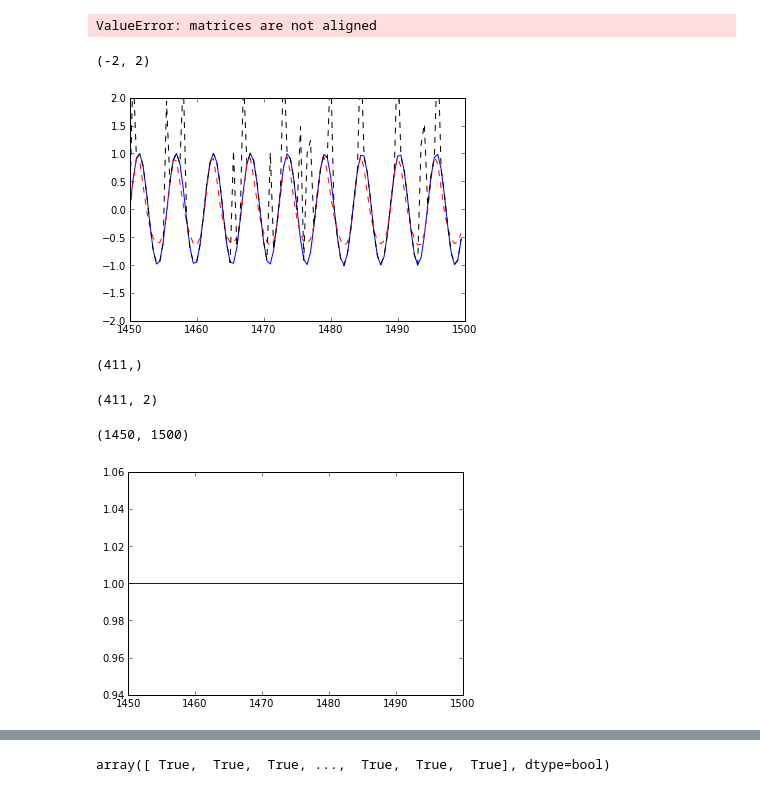
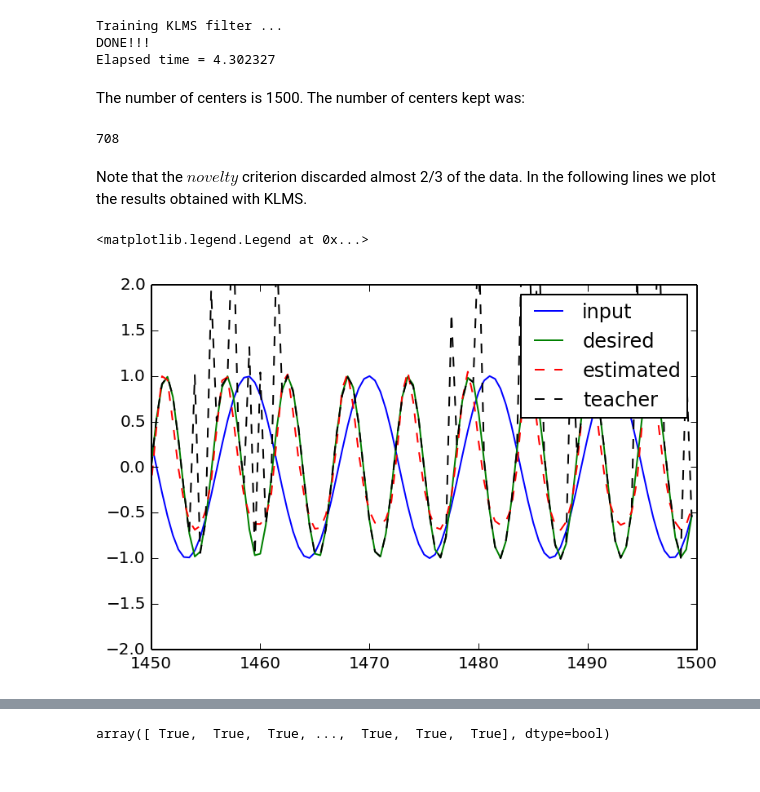
Before and after one commit to EderSantana/adaptive_kernel_methods, a Jupyter notebook: KLMS example.ipynb, the cells around one changed output, grey strips where cells are left out. Drawn from its saved outputs; the diff is of its cells as text; code cells hidden in the pictures.

```diff
--- a/KLMS example.ipynb
+++ b/KLMS example.ipynb
@@ -7,54 +10,61 @@ Frequency doubling with KLMS algorithm
 # %%
+# In the following lines we load the necessary libraries.
 import numpy as np
 import scipy as sp
 import pylab as pl
 import time
-from kernel_lms import KernelLMS
+from kernel_lms import KernelLMS # This code can be found here
 
-
+# Generate the data
 t = np.arange(0,1500,.5)
 f = .09
 N = t.shape[0]-1
-x1 = np.sin( 2*np.pi*f*t[0:-1] )
+x1 = np.sin( 2*np.pi*f*t[0:-1] ) # 0.09Hz sine
 x2 = np.sin( 2*np.pi*f*t[1:] )
 X = np.vstack( [x1, x2] ).T
-d = np.sin( 4*np.pi*f*t[1:] )
-n1 = .01*np.random.randn(floor(.9*N))
-n2 = .01*np.random.randn(ceil(.1*N))+2
+d = np.sin( 4*np.pi*f*t[1:] ) # 0.18 Hz
+n1 = .01*np.random.randn(np.floor(.9*N))
+n2 = .01*np.random.randn(np.ceil(.1*N))+2
 n = np.random.permutation(np.hstack([n1,n2]))
-dhat = d + n;
+dhat = d + n; # Here we added impulsive noise to make the problem funnier.
 
-klms  = []
+# Initialize a KLMS object. None that gamma is the kernel size. We used "novelty" to control the network growth.
 klms = KernelLMS(learning_rate=.9, gamma=1, growing_criterion="novelty",
                  growing_param=[1,.4], loss_function="minimum_correntropy",
                  correntropy_sigma=.4)
 
+print "Training KLMS filter ..."
 t1 = time.time()
 klms.fit_transform(X,dhat)
 t2 = time.time()
+print "DONE!!!"
 print "Elapsed time = %f" % (t2-t1)
 # %% [output]
-ValueError: matrices are not aligned
+Training KLMS filter ...
+DONE!!!
+Elapsed time = 4.302327
+# %% [markdown]
+The number of centers is 1500. The number of centers kept was:
+# %%
+print klms.centers_.shape[0]
+# %% [output]
+708
+# %% [markdown]
+Note that the $novelty$ criterion discarded almost 2/3 of the data.
+In the following lines we plot the results obtained with KLMS.
 # %%
+# Make matplotlib show everything 2x as big
+import matplotlib
+%matplotlib inline
+matplotlib.rcParams['savefig.dpi'] = 2 * matplotlib.rcParams['savefig.dpi']
+
+pl.plot(t[1:],x1)
 pl.plot(t[1:],d)
 pl.plot(t[1:],klms.X_transformed_,"--r")
 pl.plot(t[1:],dhat,"--k")
-xlim([1450, 1500])
-ylim([-2, 2])
+pl.xlim([1450, 1500])
+pl.ylim([-2, 2])
+pl.legend(['input', 'desired', 'estimated', 'teacher'])
 # %% [output]
-(-2, 2)
+<matplotlib.legend.Legend at 0x...>
-[figure, old version]
+[figure, new version]
-# %%
-klms.coeff_.shape
-# %% [output]
-(411,)
-# %%
-klms.centers_.shape
-# %% [output]
-(411, 2)
-# %%
-plot(d)
-xlim([1450, 1500])
-# %% [output]
-(1450, 1500)
-[figure, removed]
```
Also changed, not shown: parts of 6 cells of this notebook, 4 other files.
